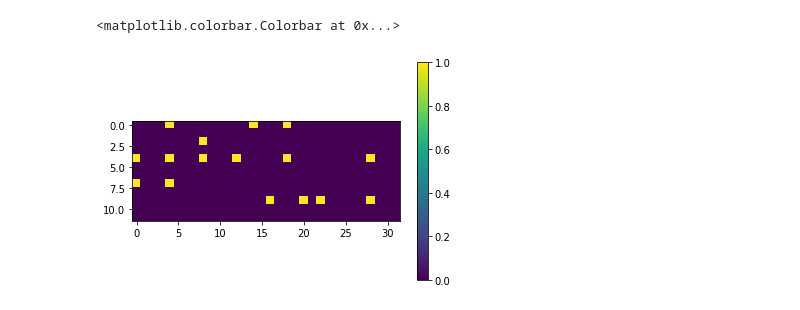
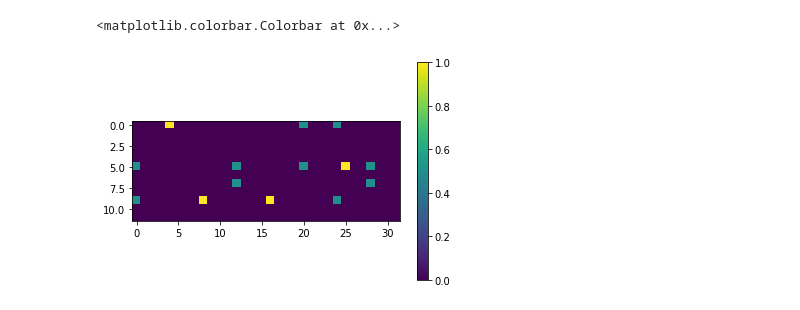
Before and after one commit to eri24816/improved-diffusion, a Jupyter notebook: analysis/metrics/test.ipynb, the cells around one changed output. Cells and saved outputs as stored; diff of their text form; code cells hidden in the pictures.

```diff
--- a/analysis/metrics/test.ipynb
+++ b/analysis/metrics/test.ipynb
@@ -7,14 +7,15 @@ from utils.pianoroll import PianoRoll
 import matplotlib.pyplot as plt
 import numpy as np
 # %%
-pr = PianoRoll.from_midi('../../log/ema_0.9999_2700000/0.mid')
+pr = PianoRoll.from_midi('../../log/ema_0.9999_2700000/6.mid')
 # %%
-ch = pr.to_tensor(chromagram=True)>0
+ch = (pr.to_tensor(chromagram=True)>0).float()
+ch /= (ch.sum(dim=1, keepdim=True)+1e-9)
 plt.imshow(ch[:32].t())
 plt.colorbar()
 # %% [output]
 <matplotlib.colorbar.Colorbar at 0x...>
-[figure, old version]
+[figure, new version]
 # %%
 def sim_mat(x):
     return x @ x.t()
```
Also changed, not shown: parts of 12 cells of this notebook, 7 other files.
